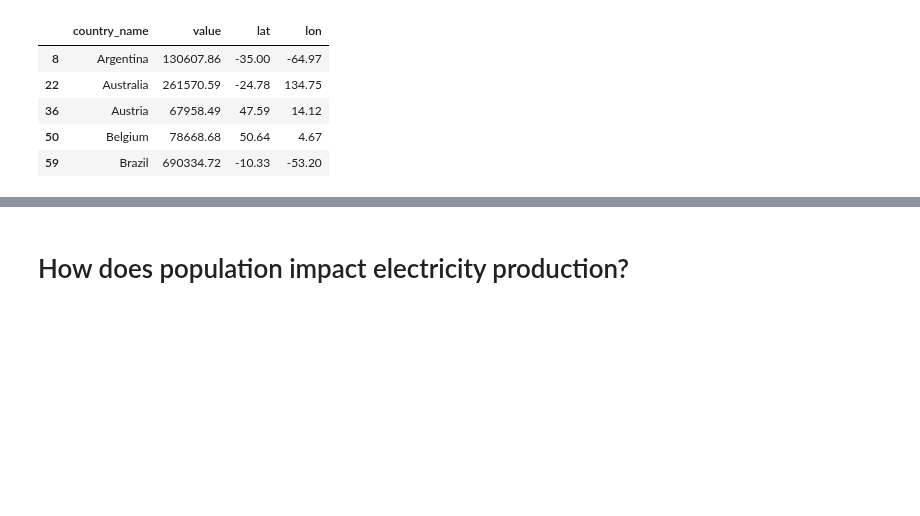
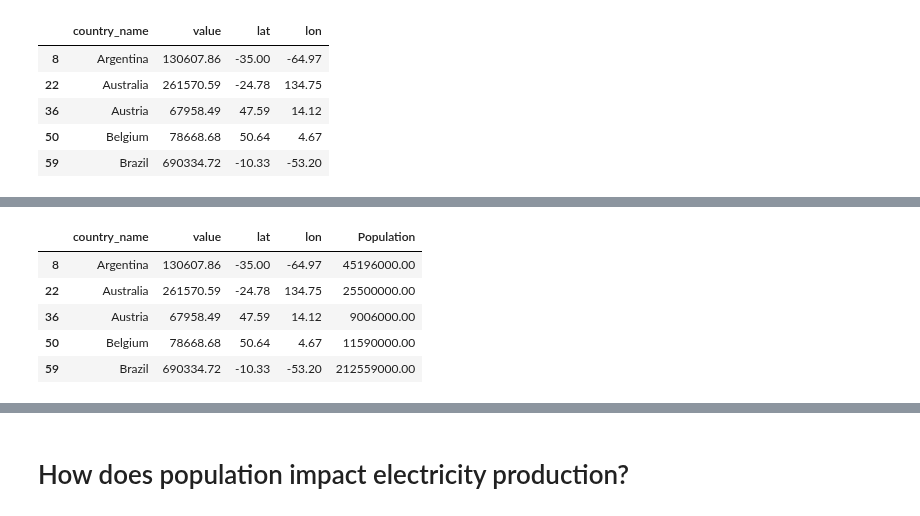
Before and after one commit to bburwinkel0721/Electric-Production, a Jupyter notebook: electricity_anaylsis.ipynb, the cells around one changed output, grey strips where cells are left out. Drawn from its saved outputs; the diff is of its cells as text; code cells hidden in the pictures; blank space fills up the shorter version.

```diff
--- a/electricity_anaylsis.ipynb
+++ b/electricity_anaylsis.ipynb
@@ -157,4 +157,32 @@ map_plot_1 = production_by_country_2023_df.hvplot.points('lon',
 map_plot_1
 # %% [output]
 [interactive output not drawn]
+# %%
+# Create list for the population of each country
+population_list = []
+
+# Loop through api ninja and extract the population of each country
+for country in production_by_country_2023_df['country_name']:
+    # Collect JSON request for a country in the dataframe
+    ninja_url = f"https://api.api-ninjas.com/v1/country?name={country}&X-Api-Key={api_ninjas_key}"
+    json_response = requests.get(ninja_url).json()
+
+    # Extract the population
+    pop_response = json_response[0]['population']*1000
+
+    # Add them to each list
+    population_list.append(pop_response)
+
+# Add the lats and lons to the dataframe
+production_by_country_2023_df['Population'] = population_list
+
+# Display dataframe
+production_by_country_2023_df.head()
+# %% [output]
+|  | country_name | value | lat | lon | Population |
+| 8 | Argentina | 130607.86 | -35.00 | -64.97 | 45196000.00 |
+| 22 | Australia | 261570.59 | -24.78 | 134.75 | 25500000.00 |
+| 36 | Austria | 67958.49 | 47.59 | 14.12 | 9006000.00 |
+| 50 | Belgium | 78668.68 | 50.64 | 4.67 | 11590000.00 |
+| 59 | Brazil | 690334.72 | -10.33 | -53.20 | 212559000.00 |
 # %%
```
Also changed, not shown: parts of 2 cells of this notebook.
